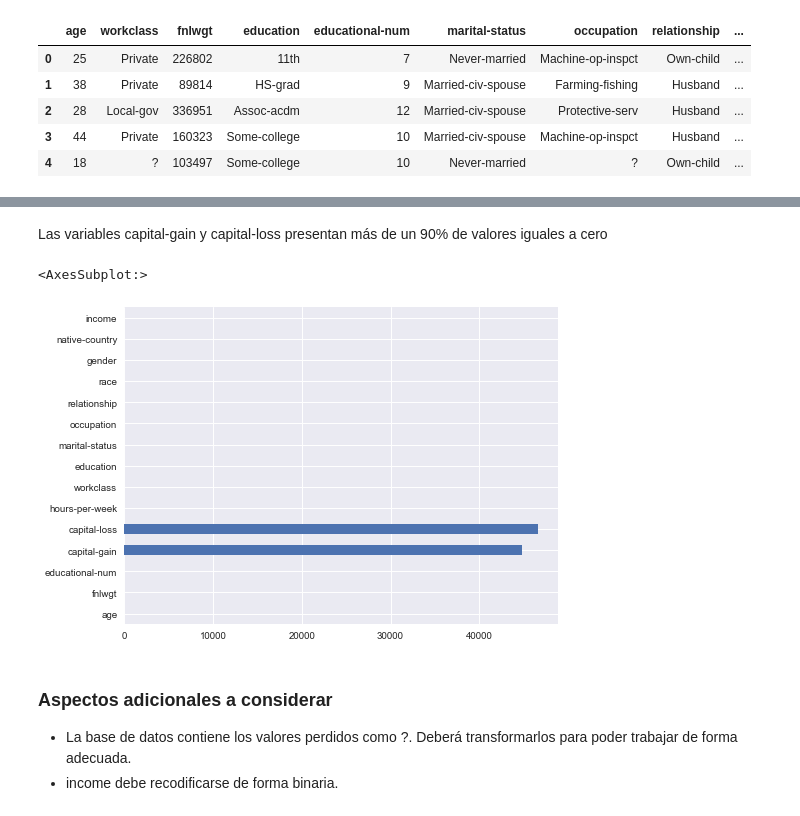
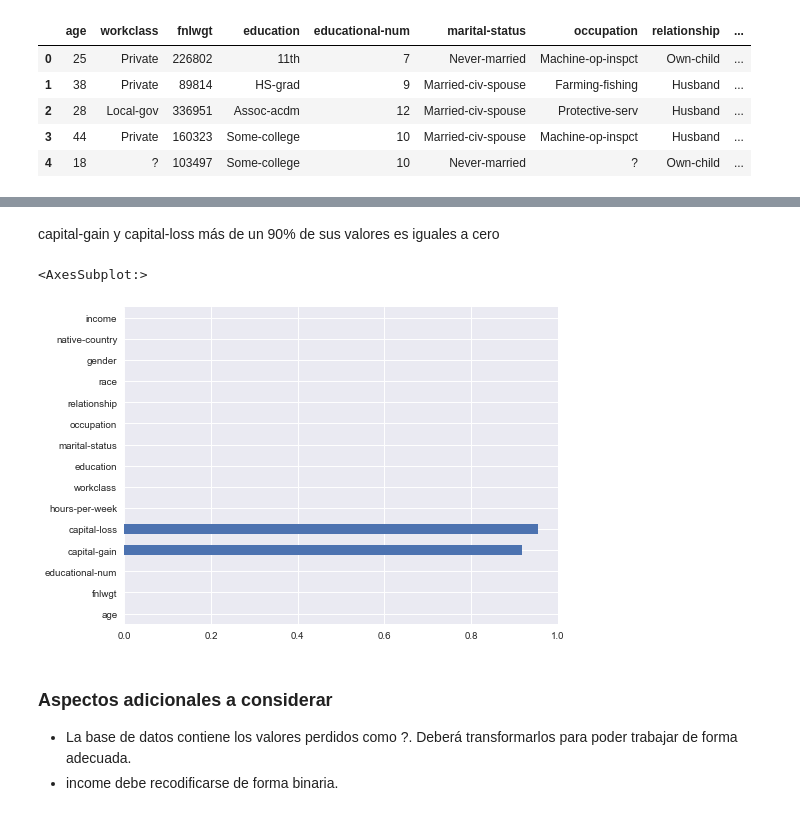
Before and after one commit to Denniels/Fundamentos-data-sciens, a Jupyter notebook: Prueba_FD/Hito_1/Prueba_Hito_1_1.ipynb, the cells around one changed output, grey strips where cells are left out. Cells and saved outputs as stored; diff of their text form; code cells hidden in the pictures.

```diff
--- a/Prueba_FD/Hito_1/Prueba_Hito_1_1.ipynb
+++ b/Prueba_FD/Hito_1/Prueba_Hito_1_1.ipynb
@@ -178,8 +178,8 @@ df.head()
 | 3 | 44 | Private | 160323 | Some-college | 10 | Married-civ-spouse | Machine-op-inspct | Husband | ... |
 | 4 | 18 | ? | 103497 | Some-college | 10 | Never-married | ? | Own-child | ... |
 # %%
-df_clean = gfx.summary_data(df)
-df_clean
+df_clean = gfx.summary_drop(df)
+df_clean.head()
 # %% [output]
 |  | tipo | nulos | porc_nulos | ceros | porc_ceros | count | unique | top | freq | mean | ... |
 | age | int64 | 0 | 0.0 | 0 | 0.000000 | 48842.0 | NaN | NaN | NaN | 38.643585 | ... |
@@ -200,10 +190,10 @@ df_clean
 # %% [markdown]
-Las variables capital-gain y capital-loss presentan más de un 90% de valores iguales a cero
+capital-gain y capital-loss más de un 90% de sus valores es iguales a cero
 # %%
-df_clean['ceros'].plot(kind='barh')
+df_clean['porc_ceros'].plot(kind='barh')
 # %% [output]
 <AxesSubplot:>
-[figure, old version]
+[figure, new version]
 # %% [markdown]
 ### Aspectos adicionales a considerar
 
```
Also changed, not shown: parts of 38 cells of this notebook, 2 other files.
